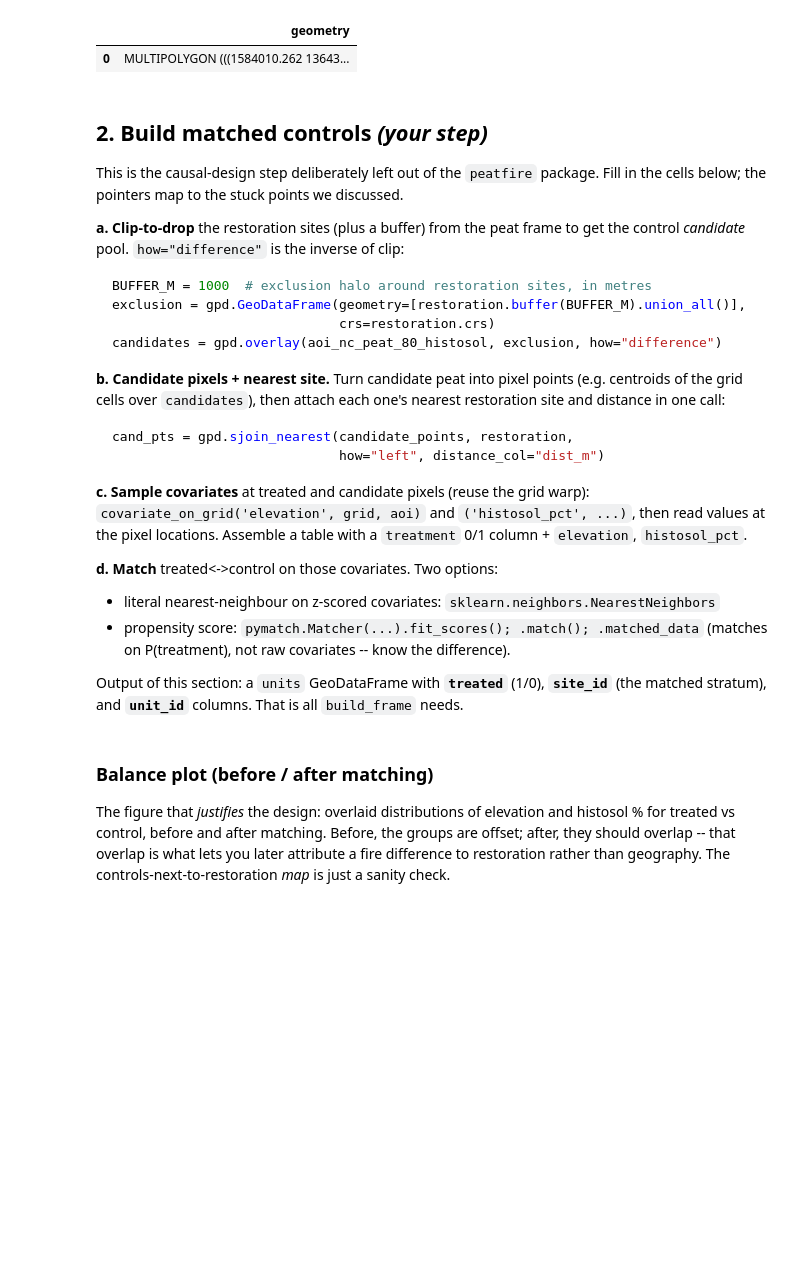
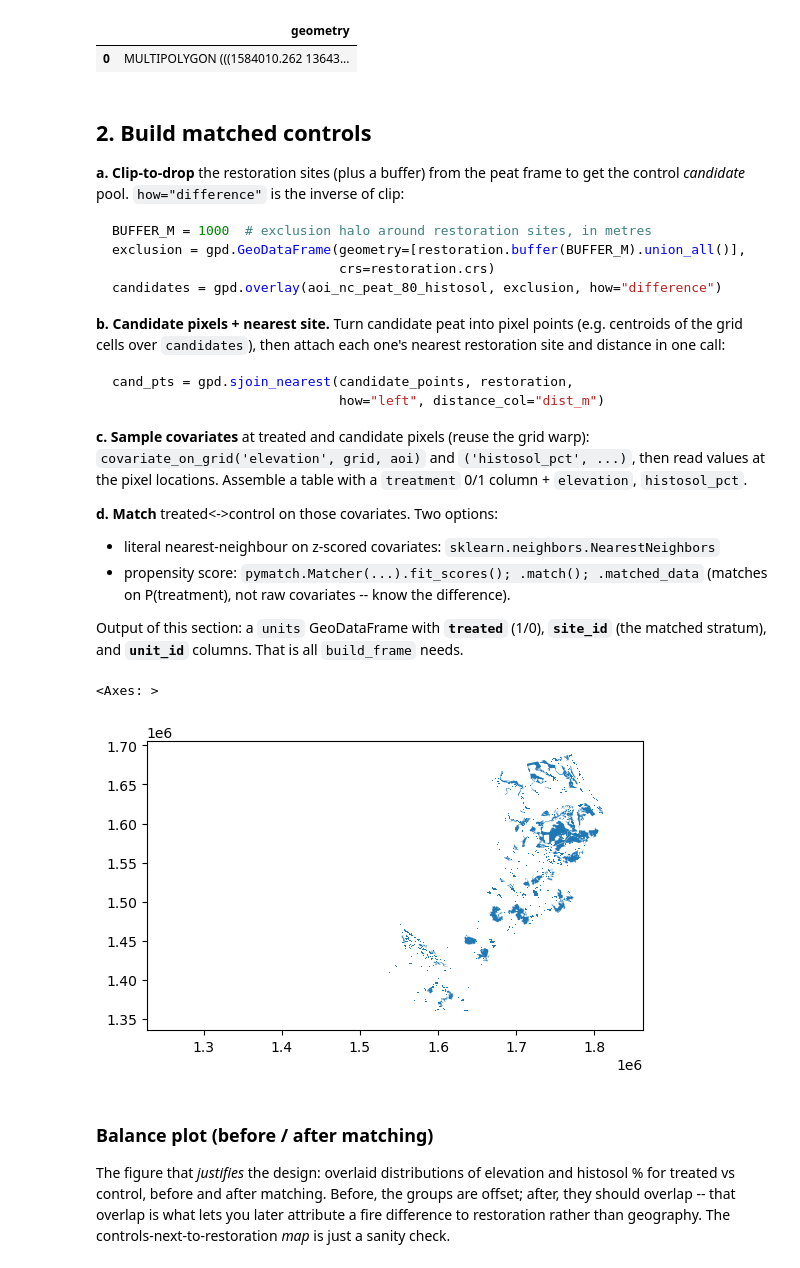
Before and after one commit to jimzhang629/peat_fire_stanback, a Jupyter notebook: notebooks/modeling.ipynb, the cells around one changed output. Cells and saved outputs as stored; diff of their text form; code cells hidden in the pictures; blank space fills up the shorter version.

```diff
--- a/notebooks/modeling.ipynb
+++ b/notebooks/modeling.ipynb
@@ -62,10 +60,7 @@ aoi_nc_peat_80_histosol
 |  | geometry |
 | 0 | MULTIPOLYGON (((1584010.262 13643... |
 # %% [markdown]
-## 2. Build matched controls  *(your step)*
-
-This is the causal-design step deliberately left out of the `peatfire` package.
-Fill in the cells below; the pointers map to the stuck points we discussed.
+## 2. Build matched controls
 
 **a. Clip-to-drop** the restoration sites (plus a buffer) from the peat frame to
 get the control *candidate* pool. `how="difference"` is the inverse of clip:
@@ -108,3 +97,31 @@ raise NotImplementedError("Build the matched `units` GeoDataFrame here.")
+# %%
+# TODO(you): build `units` = treated restoration polygons + matched controls,
+# with columns: treated (1/0), site_id, unit_id.
+#
+# units = ...
+BUFFER_M = 1000 # exclusion length around each restoration site, in meters
+exclusion = gpd.GeoDataFrame(geometry=[peat_restoration.buffer(BUFFER_M).union_all()], crs=peat_restoration.crs)
+
+candidates = gpd.overlay(aoi_nc_peat_80_histosol, exclusion, how='difference')
+
+def build_common_grid(
+    aoi: gpd.GeoDataFrame, res_m: float = 500.0, crs: str = ANALYSIS_CRS
+) -> xr.DataArray:
+
+# polygon instead of candidates
+# res_m of the fire product, default to 300 m for fireccis311 but should grab this from the input fire product's attributes
+# use analysis crs, which is EPSG:5070
+grid = build_common_grid(candidates, res_m = 300)
+def pixelate(polygon, res=300):
+    '''
+    need to take candidates or exclusion (basically a polygon) and use build_modeling_grid to get it into a grid with cells of the chosen fire product's resolution,
+    then grab the center of each grid cell over the polygon
+    '''
+    # first input the polygon
+    # apply build_modeling_grid to the polygon at resolution of the fire product
+# %% [output]
+<Axes: >
+[figure, added]
 # %% [markdown]
 ### Balance plot (before / after matching)
 
```
Also changed, not shown: parts of 2 cells of this notebook, 3 other files.
